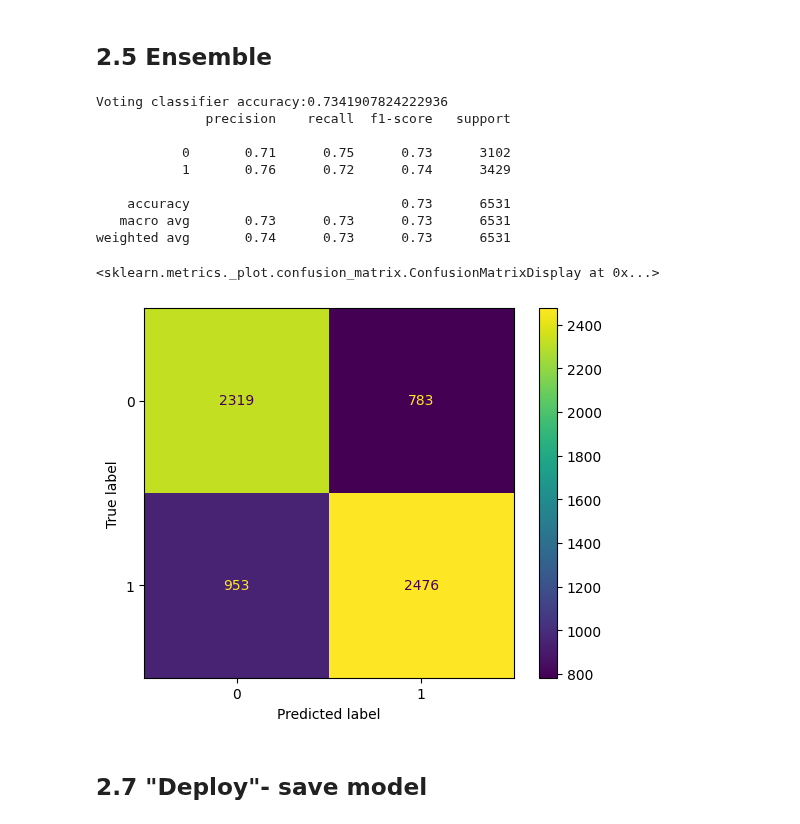
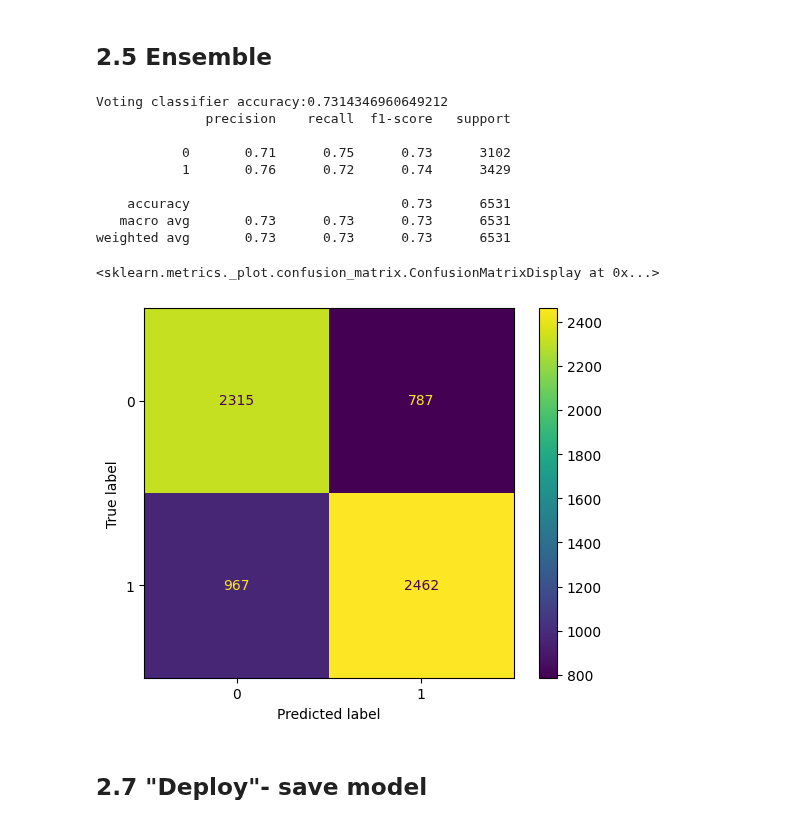
Before and after one commit to SCGlass/Machine-learning, a Jupyter notebook: Labb/Q2-Pt3_Ensemble_evaluation.ipynb, the cells around one changed output. Drawn from its saved outputs; the diff is of its cells as text; code cells hidden in the pictures.

Commit message:
adjusting to a soft voting system

```diff
--- a/Labb/Q2-Pt3_Ensemble_evaluation.ipynb
+++ b/Labb/Q2-Pt3_Ensemble_evaluation.ipynb
@@ -80,37 +80,37 @@ weighted avg       0.74      0.73      0.74      6531
 # %%
 from sklearn.ensemble import VotingClassifier
 from sklearn.ensemble import RandomForestClassifier
 from sklearn.linear_model import LogisticRegression
 from sklearn.naive_bayes import BernoulliNB
 from sklearn.metrics import classification_report, ConfusionMatrixDisplay, confusion_matrix
 
 model_1 = RandomForestClassifier(criterion= "entropy", max_features="log2", n_estimators=200)
 model_2 = LogisticRegression(C= 0.026366508987303583, penalty="l1",solver="saga")
 model_3 = BernoulliNB(alpha=10, binarize=0.0, fit_prior=True)
 
-voting_clf = VotingClassifier(estimators=[("rf", model_1),("lr", model_2), ("bn", model_3)])
+voting_clf = VotingClassifier(estimators=[("rf", model_1),("lr", model_2), ("bn", model_3)], voting="soft")
 
 voting_clf.fit(X_train_scaled,y_train)
 
 y_pred = voting_clf.predict(X_test_scaled)
 
 print(f"Voting classifier accuracy:{voting_clf.score(X_test_scaled, y_test)}")
 
 print(classification_report(y_test, y_pred))
 cm = confusion_matrix(y_test, y_pred)
 ConfusionMatrixDisplay(cm).plot()
 # %% [output]
-Voting classifier accuracy:0.7341907824222936
+Voting classifier accuracy:0.7314346960649212
               precision    recall  f1-score   support
 
            0       0.71      0.75      0.73      3102
            1       0.76      0.72      0.74      3429
 
     accuracy                           0.73      6531
    macro avg       0.73      0.73      0.73      6531
-weighted avg       0.74      0.73      0.73      6531
+weighted avg       0.73      0.73      0.73      6531
 <sklearn.metrics._plot.confusion_matrix.ConfusionMatrixDisplay at 0x...>
-[figure, old version]
+[figure, new version]
 # %% [markdown]
 ## 2.7 "Deploy"- save model
 # %% [markdown]
```
Also changed, not shown: parts of 2 cells of this notebook, 1 other file.
